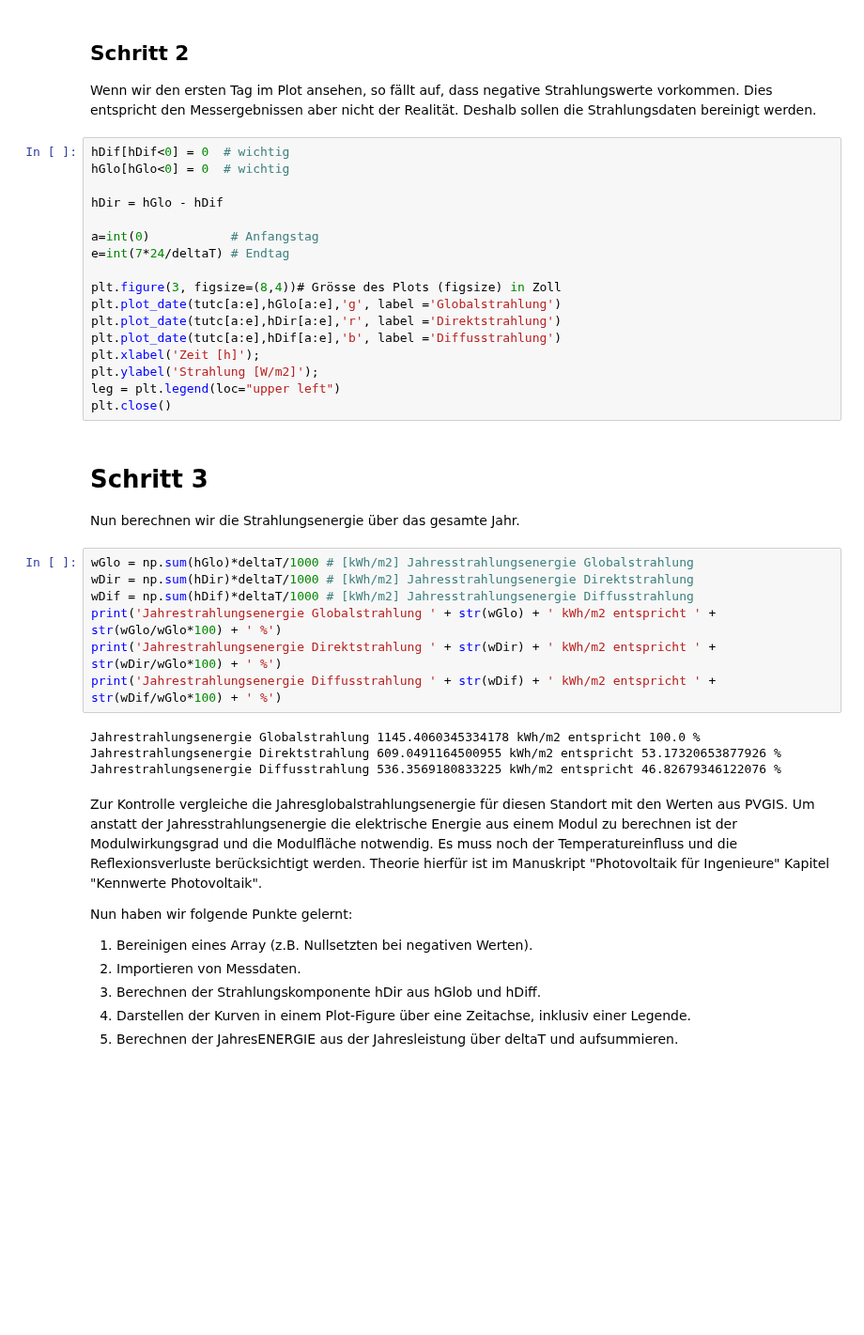
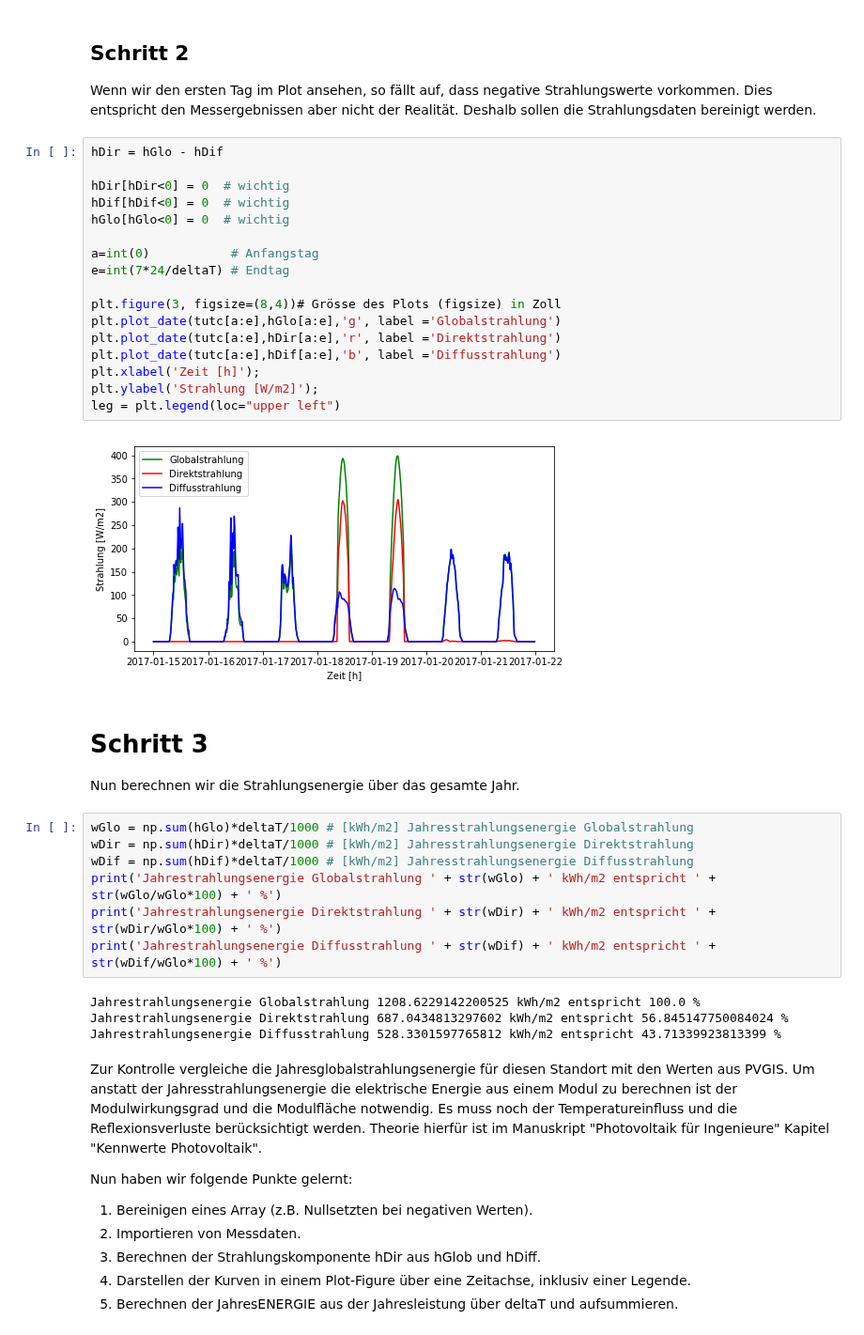
Before and after one commit to markstaler/pv4ing, a Jupyter notebook: PV4Ing_Tutorial.ipynb, the cells around one changed output. Shown at 94% size. Saved outputs shown, nothing was run; the diff lists cells and outputs as text; blank space fills up the shorter version.

```diff
--- a/PV4Ing_Tutorial.ipynb
+++ b/PV4Ing_Tutorial.ipynb
@@ -98,22 +100,24 @@ Es soll die Globalstrahlung in grün, Direktstrahlung in rot und Diffusstrahlung
 ## Schritt 2
 Wenn wir den ersten Tag im Plot ansehen, so fällt auf, dass negative Strahlungswerte vorkommen. Dies entspricht den Messergebnissen aber nicht der Realität. Deshalb sollen die Strahlungsdaten bereinigt werden.
 # %%
+hDir = hGlo - hDif
+
+hDir[hDir<0] = 0  # wichtig
 hDif[hDif<0] = 0  # wichtig
 hGlo[hGlo<0] = 0  # wichtig
-
-hDir = hGlo - hDif
 
 a=int(0)           # Anfangstag
 e=int(7*24/deltaT) # Endtag
 
 plt.figure(3, figsize=(8,4))# Grösse des Plots (figsize) in Zoll
 plt.plot_date(tutc[a:e],hGlo[a:e],'g', label ='Globalstrahlung')
 plt.plot_date(tutc[a:e],hDir[a:e],'r', label ='Direktstrahlung')
 plt.plot_date(tutc[a:e],hDif[a:e],'b', label ='Diffusstrahlung')
 plt.xlabel('Zeit [h]');
 plt.ylabel('Strahlung [W/m2]');
 leg = plt.legend(loc="upper left")
-plt.close()
+# %% [output]
+[figure, added]
 # %% [markdown]
 # Schritt 3
 Nun berechnen wir die Strahlungsenergie über das gesamte Jahr.
@@ -125,9 +129,9 @@ print('Jahrestrahlungsenergie Globalstrahlung ' + str(wGlo) + ' kWh/m2 entsprich
 print('Jahrestrahlungsenergie Direktstrahlung ' + str(wDir) + ' kWh/m2 entspricht ' + str(wDir/wGlo*100) + ' %')
 print('Jahrestrahlungsenergie Diffusstrahlung ' + str(wDif) + ' kWh/m2 entspricht ' + str(wDif/wGlo*100) + ' %')
 # %% [output]
-Jahrestrahlungsenergie Globalstrahlung 1145.4060345334178 kWh/m2 entspricht 100.0 %
-Jahrestrahlungsenergie Direktstrahlung 609.0491164500955 kWh/m2 entspricht 53.17320653877926 %
-Jahrestrahlungsenergie Diffusstrahlung 536.3569180833225 kWh/m2 entspricht 46.82679346122076 %
+Jahrestrahlungsenergie Globalstrahlung 1208.6229142200525 kWh/m2 entspricht 100.0 %
+Jahrestrahlungsenergie Direktstrahlung 687.0434813297602 kWh/m2 entspricht 56.845147750084024 %
+Jahrestrahlungsenergie Diffusstrahlung 528.3301597765812 kWh/m2 entspricht 43.71339923813399 %
 # %% [markdown]
 Zur Kontrolle vergleiche die Jahresglobalstrahlungsenergie für diesen Standort mit den Werten aus PVGIS. Um anstatt der Jahresstrahlungsenergie die elektrische Energie aus einem Modul zu berechnen ist der Modulwirkungsgrad und die Modulfläche notwendig. Es muss noch der Temperatureinfluss und die Reflexionsverluste berücksichtigt werden. Theorie hierfür ist im Manuskript "Photovoltaik für Ingenieure" Kapitel "Kennwerte Photovoltaik".
 
```
Also changed, not shown: parts of 3 cells of this notebook.
